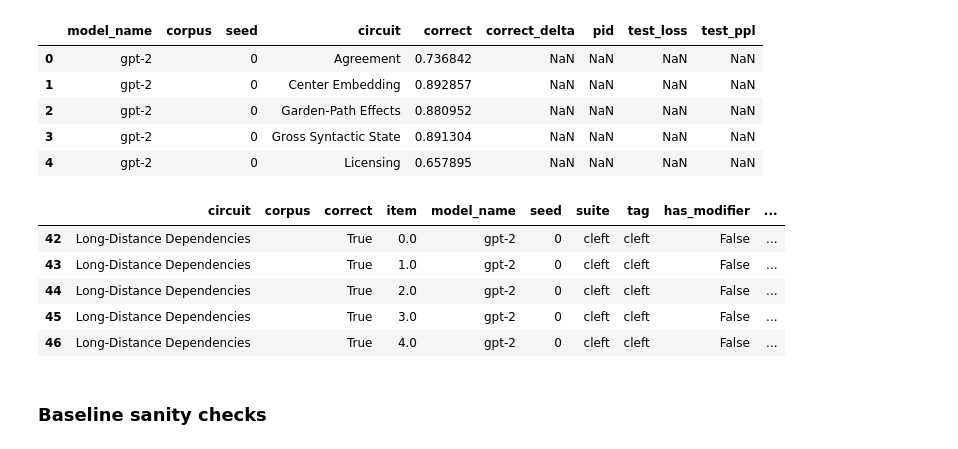
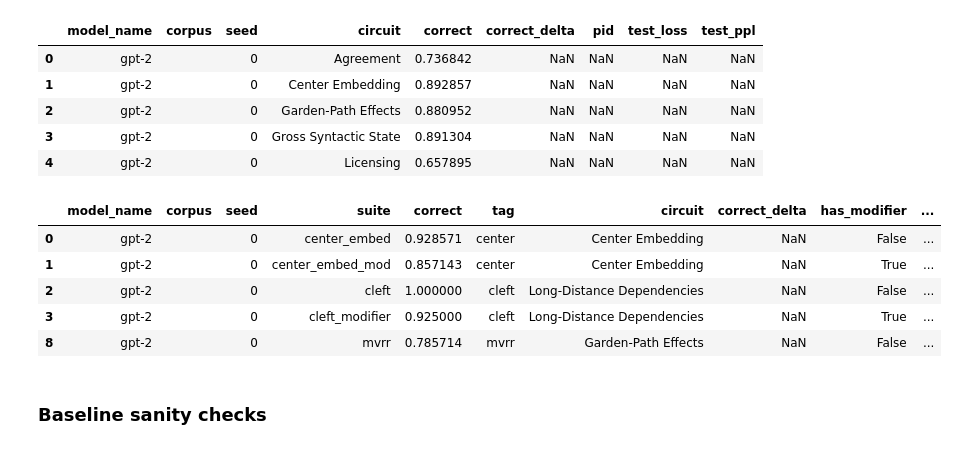
Before and after one commit to cpllab/syntactic-generalization, a Jupyter notebook: notebooks/main.ipynb, the cells around one changed output. Cells and saved outputs as stored; diff of their text form; code cells hidden in the pictures.

```diff
--- a/notebooks/main.ipynb
+++ b/notebooks/main.ipynb
@@ -208,28 +208,28 @@ joined_data_circuits.head()
 # %%
 # Analyze stability to modification.
 def has_modifier(ts):
     if ts.endswith(("_modifier", "_mod")):
         return True
     else:
         return None
-results_df["has_modifier"] = results_df.suite.transform(has_modifier)
+suites_df["has_modifier"] = suites_df.suite.transform(has_modifier)
 
 # Mark "non-modifier" test suites
-modifier_ts = results_df[results_df.has_modifier == True].suite.unique()
+modifier_ts = suites_df[suites_df.has_modifier == True].suite.unique()
 no_modifier_ts = [re.sub(r"_mod(ifier)?$", "", ts) for ts in modifier_ts]
-results_df.loc[results_df.suite.isin(no_modifier_ts), "has_modifier"] = False
+suites_df.loc[suites_df.suite.isin(no_modifier_ts), "has_modifier"] = False
 # Store subset of test suites which have definite modifier/no-modifier marking
-results_df_mod = results_df[~(results_df.has_modifier.isna())].copy()
+suites_df_mod = suites_df[~(suites_df.has_modifier.isna())].copy()
 # Get base test suite (without modifier/no-modifier marking)
-results_df_mod["test_suite_base"] = results_df_mod.suite.transform(lambda ts: ts.strip("_no-modifier").strip("_modifier"))
-results_df_mod.head()
+suites_df_mod["test_suite_base"] = suites_df_mod.suite.transform(lambda ts: ts.strip("_no-modifier").strip("_modifier"))
+suites_df_mod.head()
 # %% [output]
-|  | circuit | corpus | correct | item | model_name | seed | suite | tag | has_modifier | ... |
-| 42 | Long-Distance Dependencies |  | True | 0.0 | gpt-2 | 0 | cleft | cleft | False | ... |
-| 43 | Long-Distance Dependencies |  | True | 1.0 | gpt-2 | 0 | cleft | cleft | False | ... |
-| 44 | Long-Distance Dependencies |  | True | 2.0 | gpt-2 | 0 | cleft | cleft | False | ... |
-| 45 | Long-Distance Dependencies |  | True | 3.0 | gpt-2 | 0 | cleft | cleft | False | ... |
-| 46 | Long-Distance Dependencies |  | True | 4.0 | gpt-2 | 0 | cleft | cleft | False | ... |
+|  | model_name | corpus | seed | suite | correct | tag | circuit | correct_delta | has_modifier | ... |
+| 0 | gpt-2 |  | 0 | center_embed | 0.928571 | center | Center Embedding | NaN | False | ... |
+| 1 | gpt-2 |  | 0 | center_embed_mod | 0.857143 | center | Center Embedding | NaN | True | ... |
+| 2 | gpt-2 |  | 0 | cleft | 1.000000 | cleft | Long-Distance Dependencies | NaN | False | ... |
+| 3 | gpt-2 |  | 0 | cleft_modifier | 0.925000 | cleft | Long-Distance Dependencies | NaN | True | ... |
+| 8 | gpt-2 |  | 0 | mvrr | 0.785714 | mvrr | Garden-Path Effects | NaN | False | ... |
 # %% [markdown]
 ### Baseline sanity checks
 # %%
```
Also changed, not shown: parts of 6 cells of this notebook, 1 other file.
